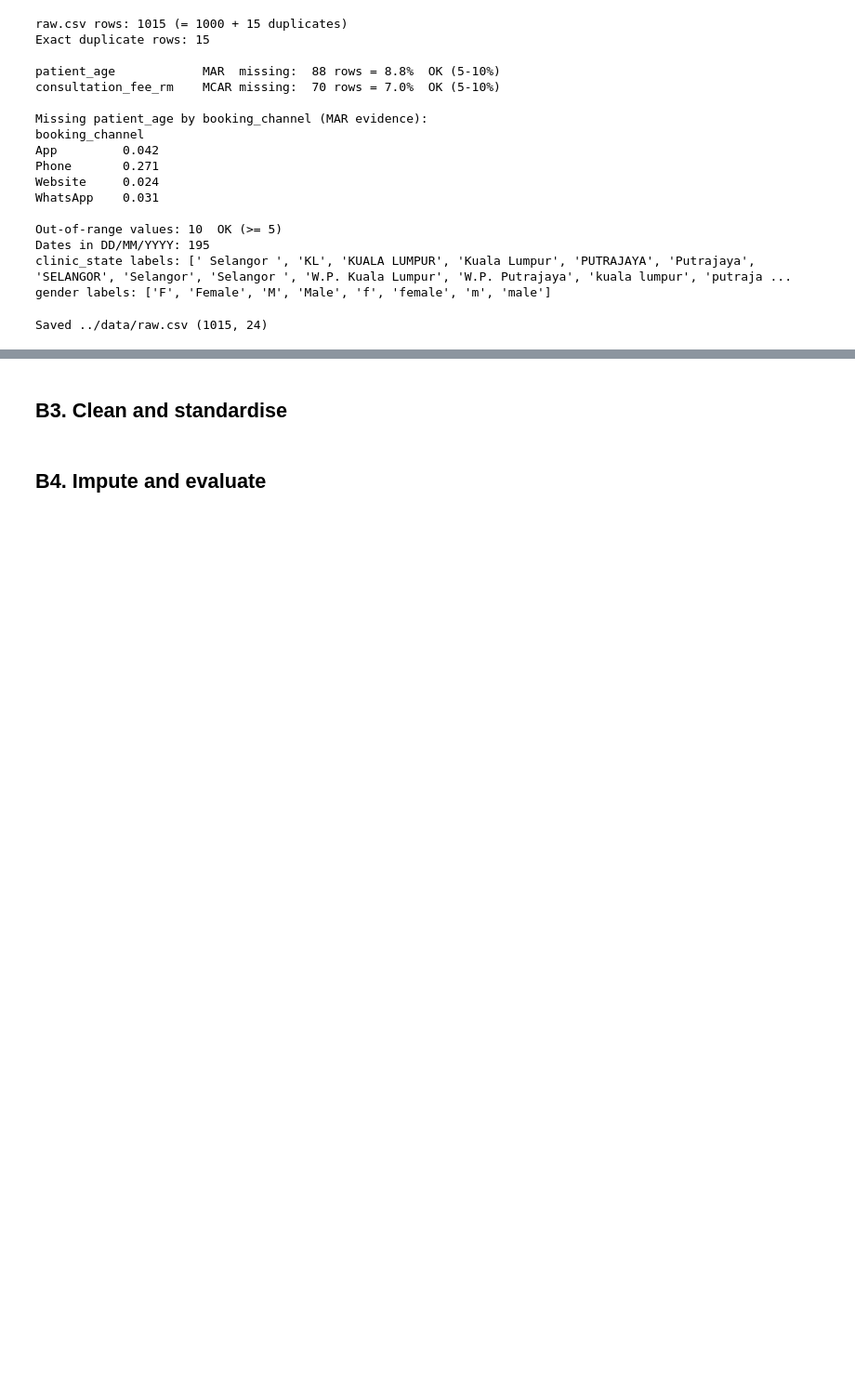
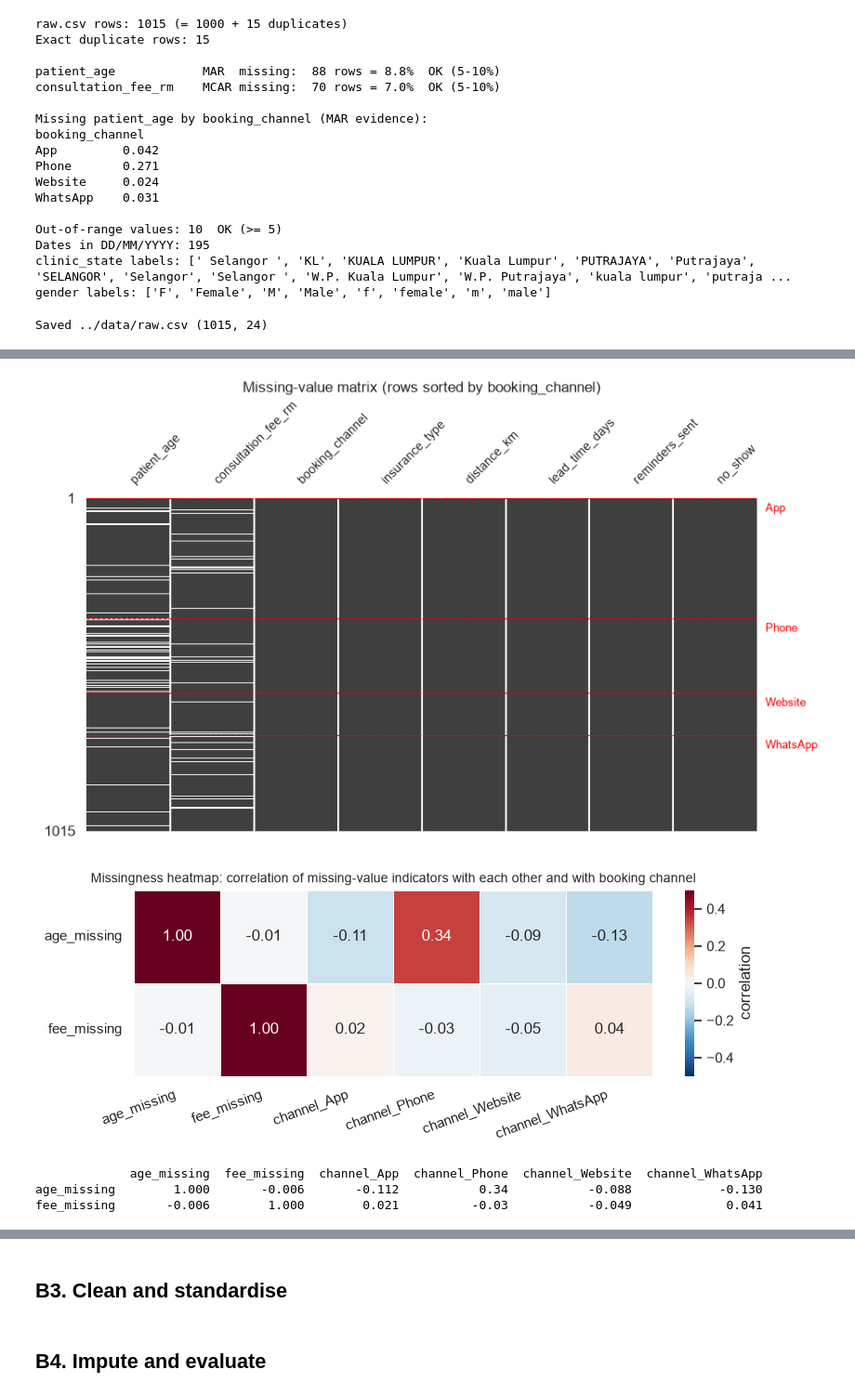
Before and after one commit to qist-tuah/WIE3007_A1_23001946, a Jupyter notebook: notebook/WIE3007_A1_23001946.ipynb, the cells around one changed output, grey strips where cells are left out. Shown at 93% size. Saved outputs shown, nothing was run; the diff lists cells and outputs as text; code cells hidden in the pictures; blank space fills up the shorter version.

Commit message:
B2: profile raw data and classify missingness

```diff
--- a/notebook/WIE3007_A1_23001946.ipynb
+++ b/notebook/WIE3007_A1_23001946.ipynb
@@ -360,0 +369,15 @@ Saved ../data/raw.csv (1015, 24)
+# %%
+# ---------- B2.1 Load raw.csv and inspect structure ----------
+import os
+import matplotlib.pyplot as plt
+import seaborn as sns
+import missingno as msno
+from scipy import stats
+
+FIG_DIR = "../report/figures/"
+os.makedirs(FIG_DIR, exist_ok=True)
+sns.set_theme(style="whitegrid")
+
+raw = pd.read_csv(DATA_DIR + "raw.csv")
+print(f"Shape: {raw.shape[0]} rows x {raw.shape[1]} columns\n")
+raw.info()
@@ -360,0 +474,40 @@ Saved ../data/raw.csv (1015, 24)
+# %%
+# ---------- B2.4 Missing-value matrix and heatmap ----------
+# Rows sorted by booking_channel so any link between missingness and channel becomes visible
+show_cols = ["patient_age", "consultation_fee_rm", "booking_channel", "insurance_type",
+             "distance_km", "lead_time_days", "reminders_sent", "no_show"]
+sorted_raw = raw.sort_values("booking_channel").reset_index(drop=True)
+
+fig, ax = plt.subplots(figsize=(10, 5))
+msno.matrix(sorted_raw[show_cols], ax=ax, sparkline=False, fontsize=10)
+starts = sorted_raw.groupby("booking_channel").apply(lambda g: g.index.min(), include_groups=False)
+for ch, start in starts.items():
+    ax.axhline(start, color="red", lw=0.8, ls="--")
+    ax.text(len(show_cols) - 0.4, start + 15, ch, color="red", fontsize=9, va="top")
+ax.set_title("Missing-value matrix (rows sorted by booking_channel)", fontsize=12)
+plt.savefig(FIG_DIR + "b2_missing_matrix.png", dpi=150, bbox_inches="tight")
+plt.show()
+
+# Heatmap: correlation between the missingness indicators and booking-channel indicators
+ind = pd.DataFrame({
+    "age_missing": raw["patient_age"].isna().astype(int),
+    "fee_missing": raw["consultation_fee_rm"].isna().astype(int),
+})
+ind = ind.join(pd.get_dummies(raw["booking_channel"], prefix="channel", dtype=int))
+corr = ind.corr().loc[["age_missing", "fee_missing"]]
+fig, ax = plt.subplots(figsize=(9, 2.6))
+sns.heatmap(corr, annot=True, fmt=".2f", cmap="RdBu_r", vmin=-0.5, vmax=0.5, linewidths=0.5,
+            cbar_kws={"label": "correlation"}, ax=ax)
+ax.set_title("Missingness heatmap: correlation of missing-value indicators with each other and with booking channel",
+             fontsize=10)
+ax.set_xticklabels(ax.get_xticklabels(), rotation=20, ha="right")
+ax.set_yticklabels(ax.get_yticklabels(), rotation=0)
+plt.savefig(FIG_DIR + "b2_missing_heatmap.png", dpi=150, bbox_inches="tight")
+plt.show()
+print(corr.round(3).to_string())
+# %% [output]
+[figure, added]
+[figure, added]
+             age_missing  fee_missing  channel_App  channel_Phone  channel_Website  channel_WhatsApp
+age_missing        1.000       -0.006       -0.112           0.34           -0.088            -0.130
+fee_missing       -0.006        1.000        0.021          -0.03           -0.049             0.041
```
Also changed, not shown: parts of 11 cells of this notebook, 6 other files.
